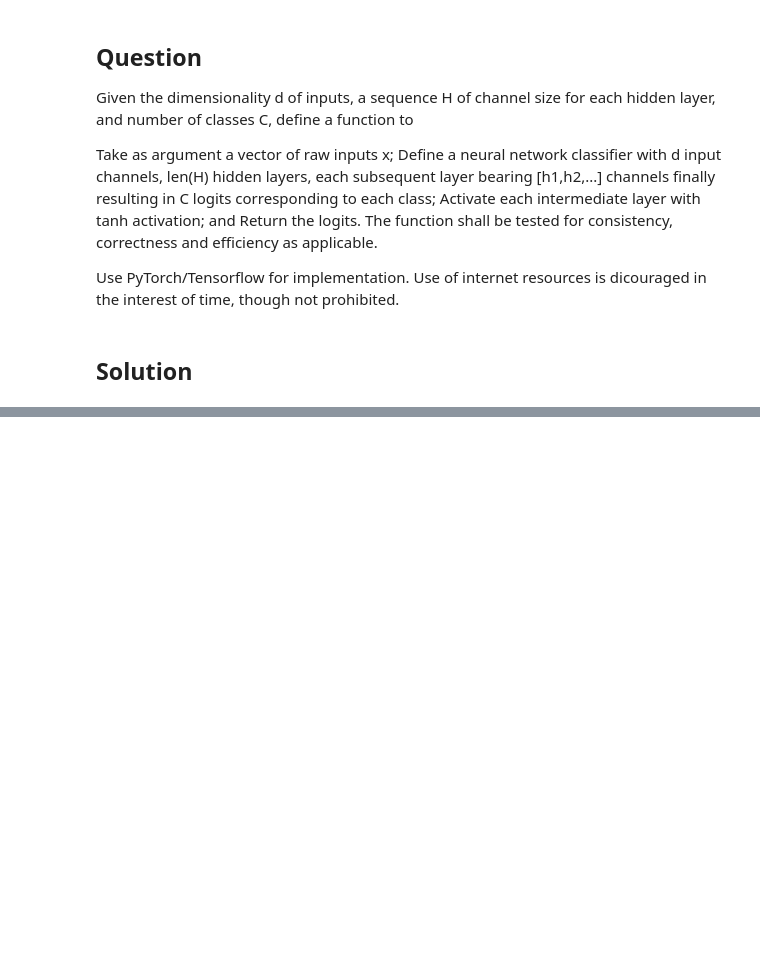
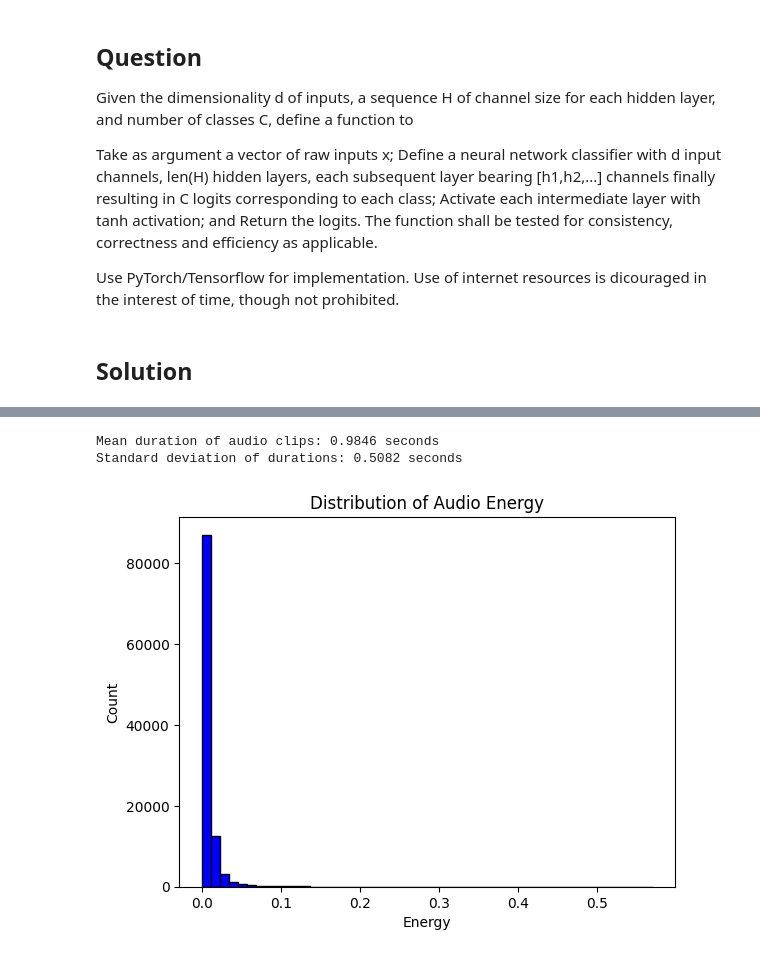
Before and after one commit to shaifire06/102116040-SESS-LE1, a Jupyter notebook: 102116040_ShaifaliThakur.ipynb, the cells around one changed output, grey strips where cells are left out. Cells and saved outputs as stored; diff of their text form; code cells hidden in the pictures; blank space fills up the shorter version.

```diff
--- a/102116040_ShaifaliThakur.ipynb
+++ b/102116040_ShaifaliThakur.ipynb
@@ -359,0 +93,45 @@ Epoch 10/10
+# %%
+import os
+import librosa
+import numpy as np
+
+dataset_path = '/content'
+
+commands = [folder for folder in os.listdir(dataset_path) if os.path.isdir(os.path.join(dataset_path, folder))]
+
+durations = []
+for command in commands:
+    for file in os.listdir(os.path.join(dataset_path, command)):
+        if file.endswith('.wav'):
+            y, sr = librosa.load(os.path.join(dataset_path, command, file), sr=16000)
+            durations.append(len(y) / sr)
+
+
+mean_duration = np.mean(durations)
+std_duration = np.std(durations)
+
+
+print(f"Mean duration of audio clips: {mean_duration:.4f} seconds")
+print(f"Standard deviation of durations: {std_duration:.4f} seconds")
+# %% [output]
+Mean duration of audio clips: 0.9846 seconds
+Standard deviation of durations: 0.5082 seconds
+# %%
+energies = []
+for command in commands:
+    for file in os.listdir(os.path.join(dataset_path, command)):
+        if file.endswith('.wav'):
+            y, sr = librosa.load(os.path.join(dataset_path, command, file), sr=16000)
+        energy = np.sum(y ** 2) / len(y)
+        energies.append(energy)
+
+
+import matplotlib.pyplot as plt
+
+plt.hist(energies, bins=50, color='blue', edgecolor='black')
+plt.title("Distribution of Audio Energy")
+plt.xlabel("Energy")
+plt.ylabel("Count")
+plt.show()
+# %% [output]
+[figure, added]
```
Also changed, not shown: parts of 46 cells of this notebook.
